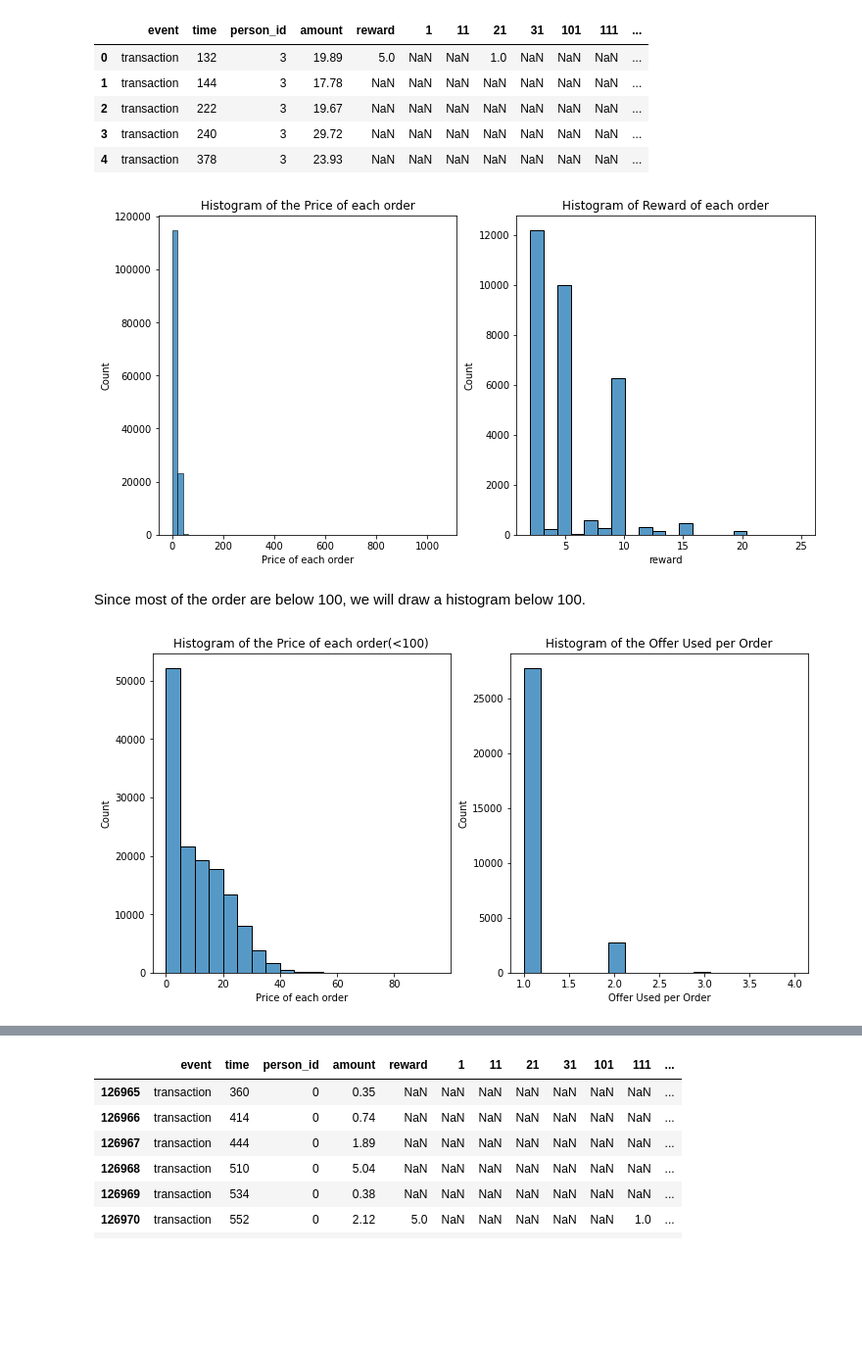
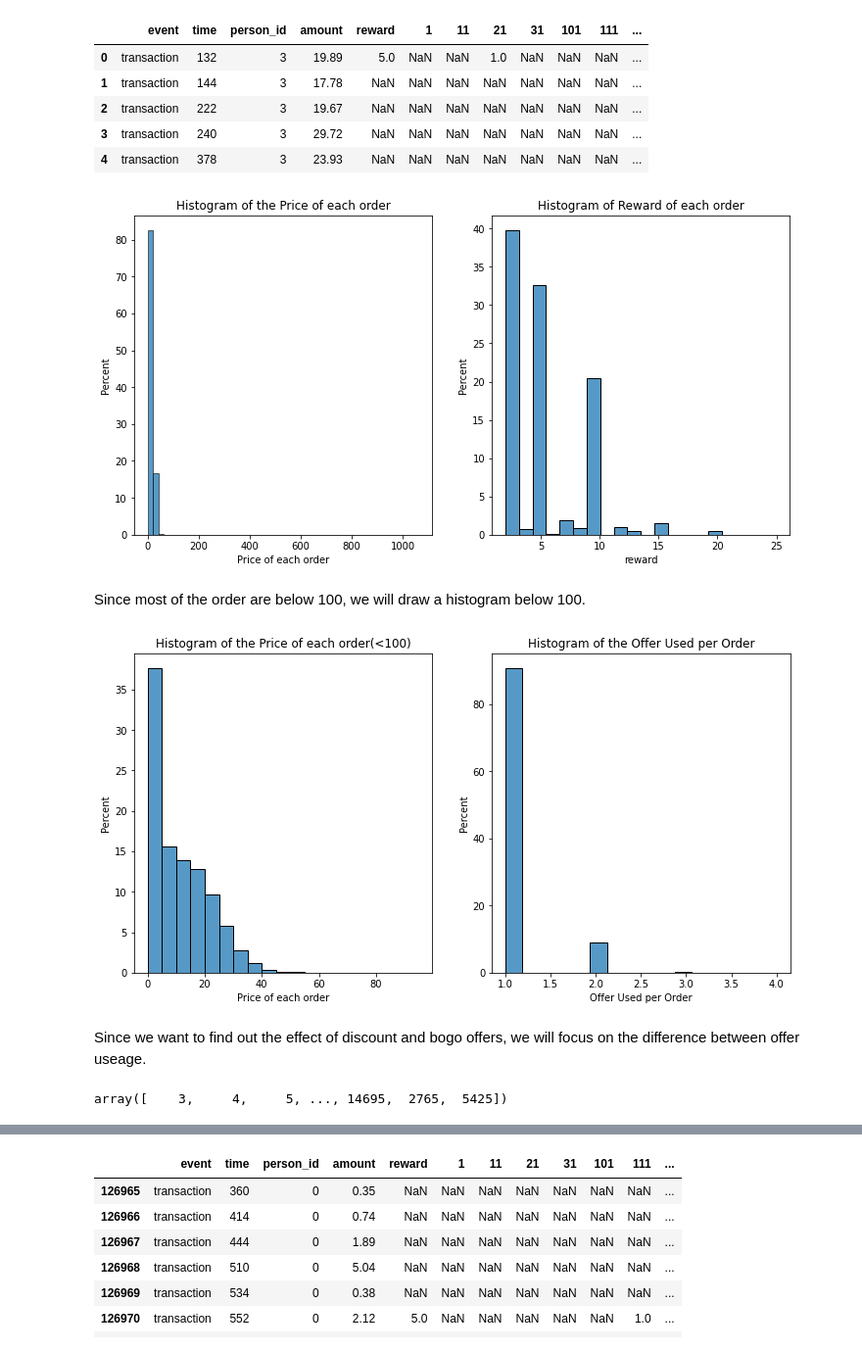
Before and after one commit to venson/starbucks, a Jupyter notebook: Starbucks_Capstone_notebook.ipynb, the cells around one changed output, grey strips where cells are left out. Shown at 98% size. Drawn from its saved outputs; the diff is of its cells as text; code cells hidden in the pictures; blank space fills up the shorter version.

```diff
--- a/Starbucks_Capstone_notebook.ipynb
+++ b/Starbucks_Capstone_notebook.ipynb
@@ -335,30 +335,36 @@ person_id time
 # %%
 fig, (ax1, ax2) = plt.subplots(nrows = 1, ncols = 2, figsize = (12,6))
 
-sns.histplot(trans_reward, x = 'amount', bins = 50, ax = ax1)
+sns.histplot(trans_reward, x = 'amount', bins = 50, ax = ax1, stat = 'percent')
 ax1.set_title('Histogram of the Price of each order')
 ax1.set_xlabel('Price of each order')
 
-sns.histplot(trans_reward, x = 'reward', bins = 20, ax = ax2)
+sns.histplot(trans_reward, x = 'reward', bins = 20, ax = ax2, stat = 'percent')
 ax2.set_title('Histogram of Reward of each order')
 
 plt.show()
 # %% [output]
-[figure, old version]
+[figure, new version]
 # %% [markdown]
 Since most of the order are below 100, we will draw a histogram below 100.
 # %%
 fig, (ax1, ax2) = plt.subplots(nrows = 1, ncols = 2, figsize = (12,6))
 
 
-sns.histplot(trans_reward, x = 'amount', bins = range(0,100,5), ax = ax1)
+sns.histplot(trans_reward, x = 'amount', bins = range(0,100,5), ax = ax1, stat = 'percent')
 ax1.set_title('Histogram of the Price of each order(<100)')
 ax1.set_xlabel('Price of each order')
 
-sns.histplot(trans_reward, x = 'offer_used', ax = ax2)
+sns.histplot(trans_reward, x = 'offer_used', ax = ax2, stat = 'percent')
 ax2.set_title('Histogram of the Offer Used per Order')
 ax2.set_xlabel('Offer Used per Order')
 
 plt.show()
 # %% [output]
-[figure, old version]
+[figure, new version]
+# %% [markdown]
+Since we want to find out the effect of discount and bogo offers, we will focus on the difference between offer useage.
+# %%
+trans_reward['person_id'].unique()
+# %% [output]
+array([    3,     4,     5, ..., 14695,  2765,  5425])
```
Also changed, not shown: parts of 16 cells of this notebook.
